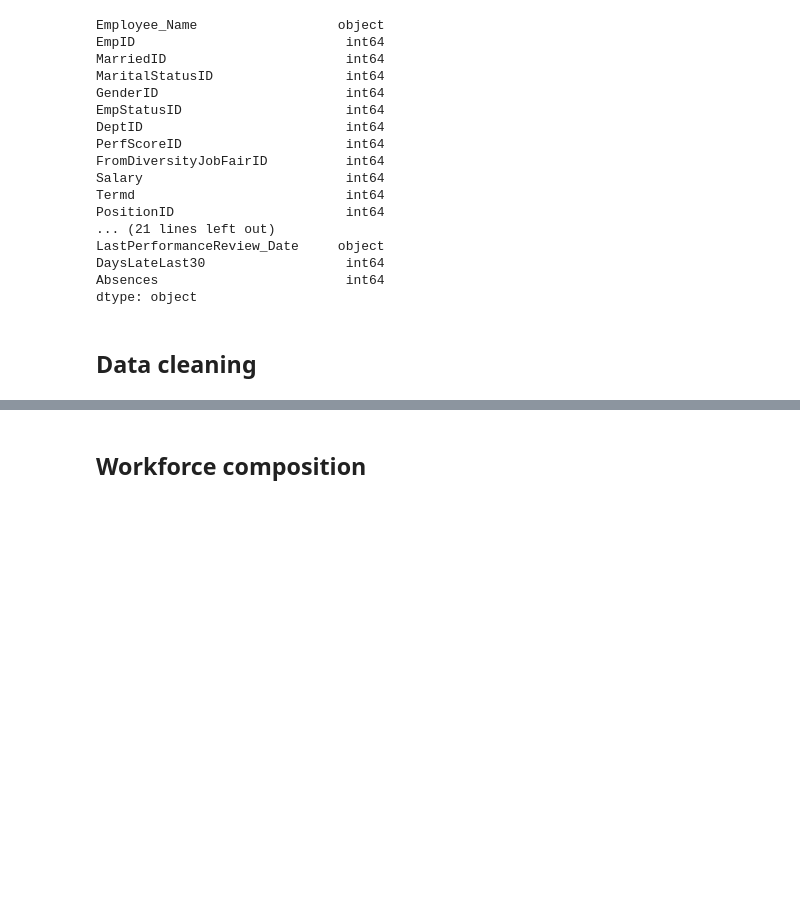
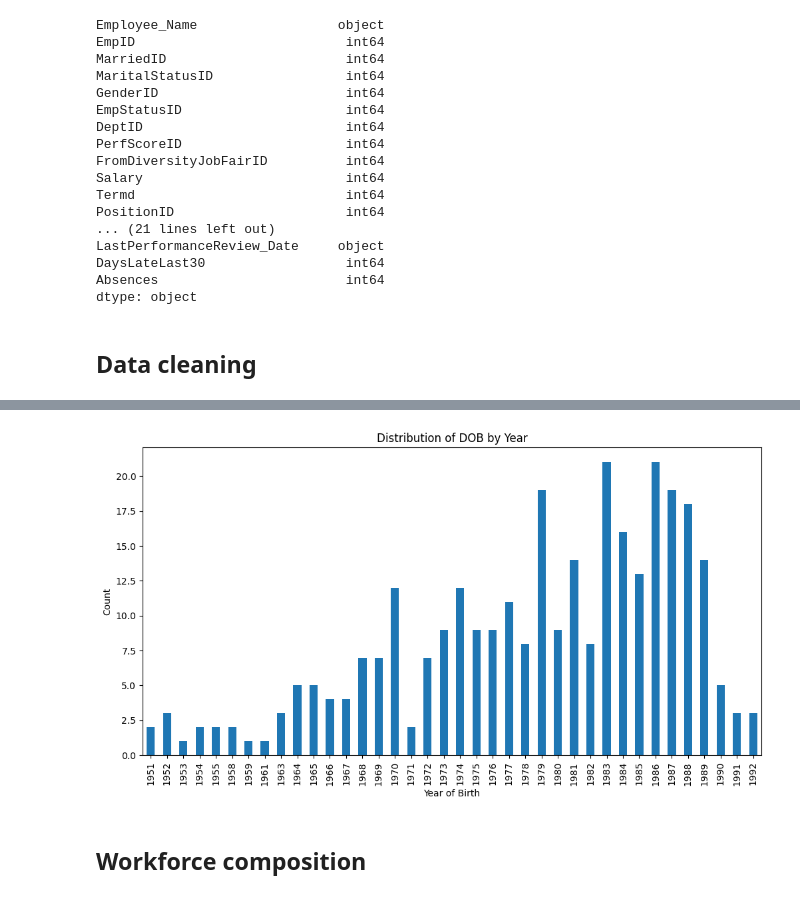
Before and after one commit to jrmcmill/hr-analytics-intelligence, a Jupyter notebook: notebooks/1_eda.ipynb, the cells around one changed output, grey strips where cells are left out. Cells and saved outputs as stored; diff of their text form; code cells hidden in the pictures; blank space fills up the shorter version.

```diff
--- a/notebooks/1_eda.ipynb
+++ b/notebooks/1_eda.ipynb
@@ -101,3 +132,11 @@ Preview of cleaned values:
+# %%
+df["DOB"].dt.year.value_counts().sort_index().plot(kind="bar", figsize=(12, 6))
+plt.title("Distribution of DOB by Year")
+plt.xlabel("Year of Birth")
+plt.ylabel("Count")
+plt.show()
+# %% [output]
+[figure, added]
 # %% [markdown]
 ## Workforce composition
 # %% [markdown]
```
Also changed, not shown: parts of 12 cells of this notebook, 8 other files.
